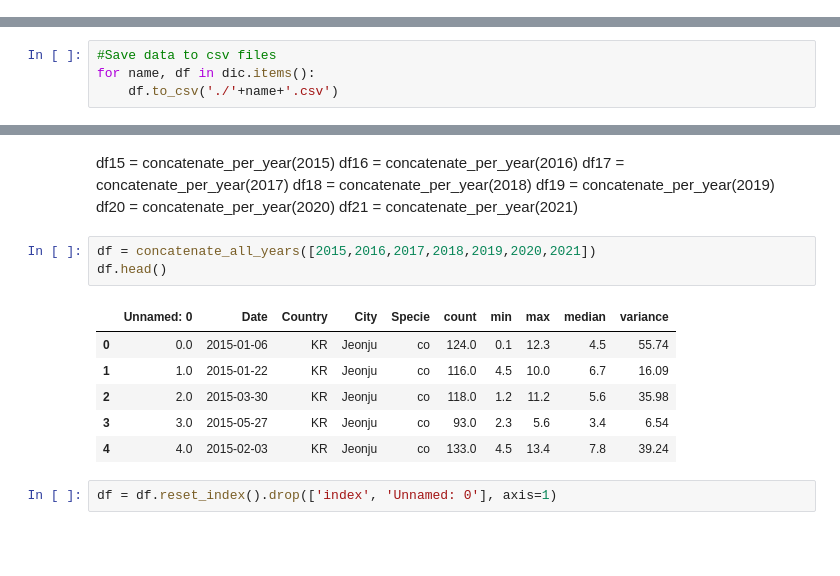
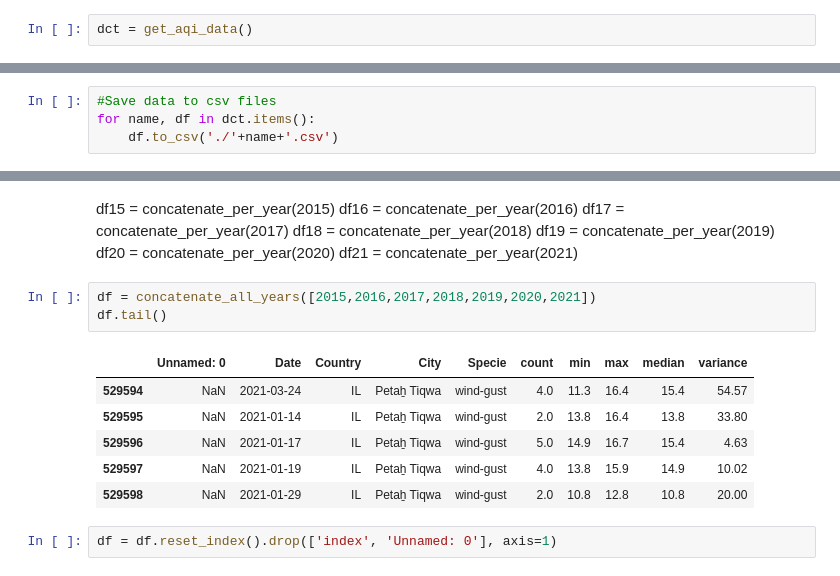
Before and after one commit to PabloVales/Air_Pollution_Covid, a Jupyter notebook: AQI_study.ipynb, the cells around one changed output, grey strips where cells are left out. Drawn from its saved outputs; the diff is of its cells as text; blank space fills up the shorter version.

```diff
--- a/AQI_study.ipynb
+++ b/AQI_study.ipynb
@@ -40,2 +42,4 @@ def get_aqi_data():
 
     return dic
+# %%
+dct = get_aqi_data()
@@ -42,6 +50,6 @@ def get_aqi_data():
 # %%
 #Save data to csv files
-for name, df in dic.items():
+for name, df in dct.items():
     df.to_csv('./'+name+'.csv')
 # %%
 ls
@@ -103,14 +93,14 @@ df20 = concatenate_per_year(2020)
 df21 = concatenate_per_year(2021)
 # %%
 df = concatenate_all_years([2015,2016,2017,2018,2019,2020,2021])
-df.head()
+df.tail()
 # %% [output]
 |  | Unnamed: 0 | Date | Country | City | Specie | count | min | max | median | variance |
-| 0 | 0.0 | 2015-01-06 | KR | Jeonju | co | 124.0 | 0.1 | 12.3 | 4.5 | 55.74 |
-| 1 | 1.0 | 2015-01-22 | KR | Jeonju | co | 116.0 | 4.5 | 10.0 | 6.7 | 16.09 |
-| 2 | 2.0 | 2015-03-30 | KR | Jeonju | co | 118.0 | 1.2 | 11.2 | 5.6 | 35.98 |
-| 3 | 3.0 | 2015-05-27 | KR | Jeonju | co | 93.0 | 2.3 | 5.6 | 3.4 | 6.54 |
-| 4 | 4.0 | 2015-02-03 | KR | Jeonju | co | 133.0 | 4.5 | 13.4 | 7.8 | 39.24 |
+| 529594 | NaN | 2021-03-24 | IL | Petaẖ Tiqwa | wind-gust | 4.0 | 11.3 | 16.4 | 15.4 | 54.57 |
+| 529595 | NaN | 2021-01-14 | IL | Petaẖ Tiqwa | wind-gust | 2.0 | 13.8 | 16.4 | 13.8 | 33.80 |
+| 529596 | NaN | 2021-01-17 | IL | Petaẖ Tiqwa | wind-gust | 5.0 | 14.9 | 16.7 | 15.4 | 4.63 |
+| 529597 | NaN | 2021-01-19 | IL | Petaẖ Tiqwa | wind-gust | 4.0 | 13.8 | 15.9 | 14.9 | 10.02 |
+| 529598 | NaN | 2021-01-29 | IL | Petaẖ Tiqwa | wind-gust | 2.0 | 10.8 | 12.8 | 10.8 | 20.00 |
 # %%
 df = df.reset_index().drop(['index', 'Unnamed: 0'], axis=1)
 # %%
```
Also changed, not shown: parts of 109 cells of this notebook, 6 other files.
